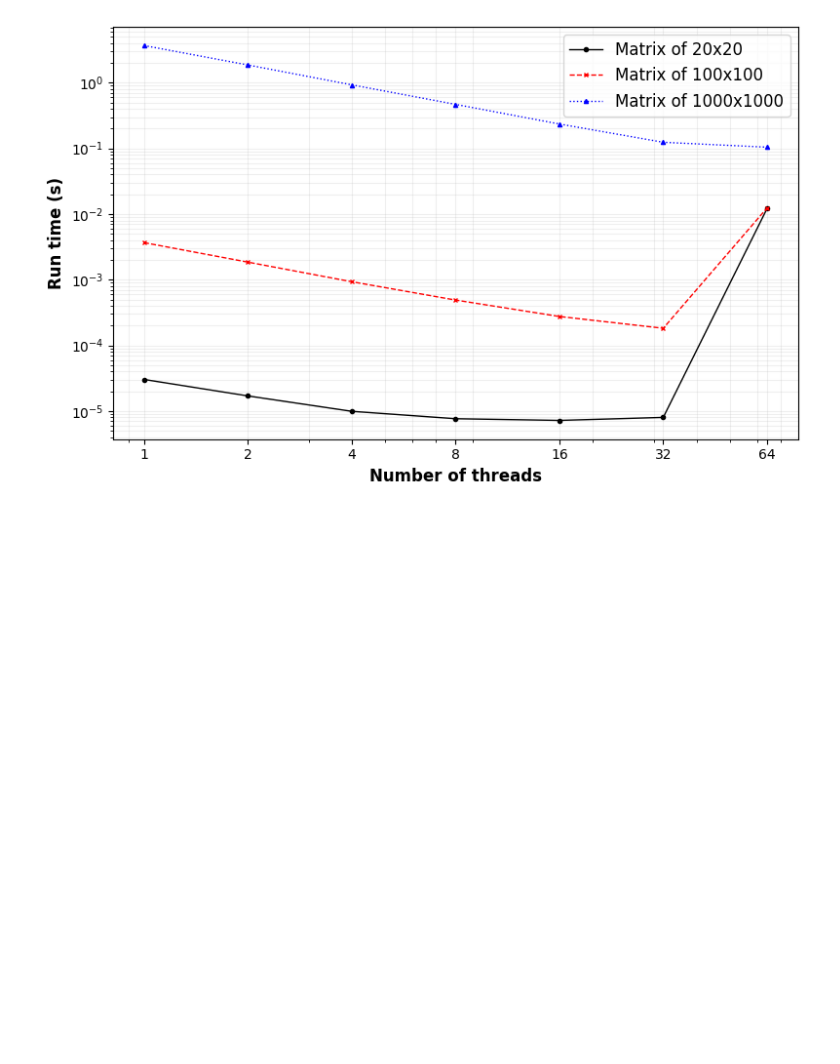
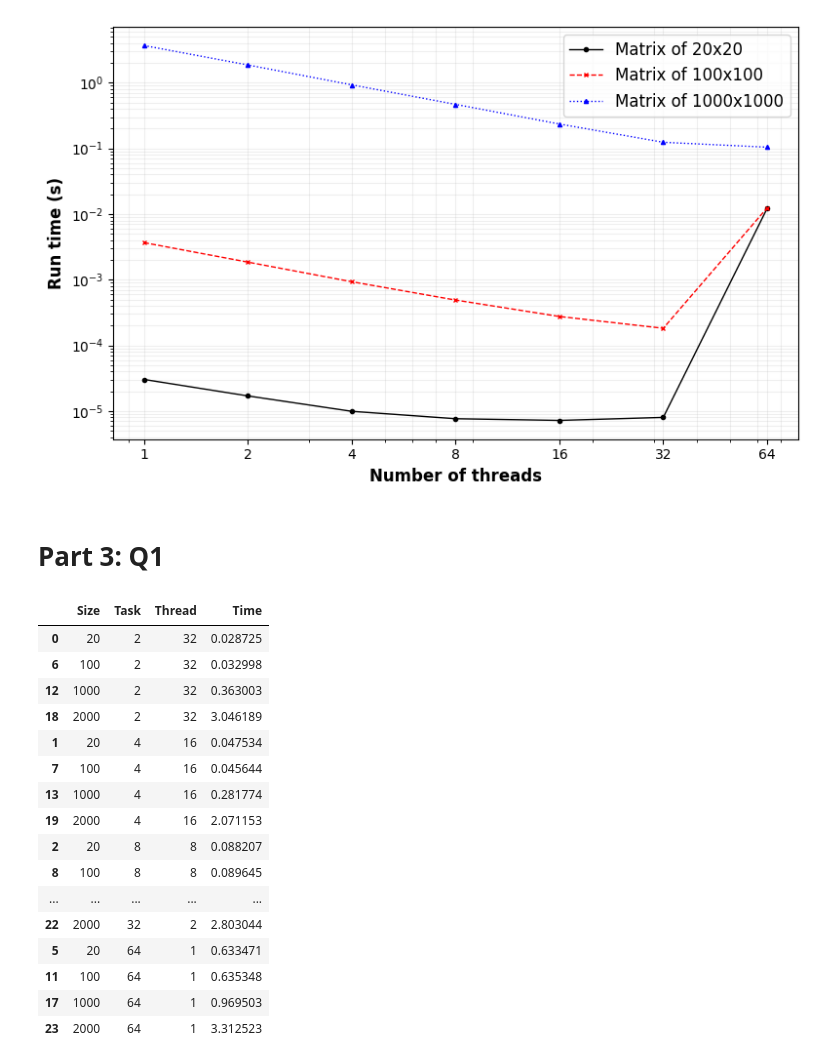
Before and after one commit to cmse822/project-4-openmp-intro-team-2, a Jupyter notebook: analysis/Analysis.ipynb, the cells around one changed output. Saved outputs shown, nothing was run; the diff lists cells and outputs as text; code cells hidden in the pictures; blank space fills up the shorter version.

```diff
--- a/analysis/Analysis.ipynb
+++ b/analysis/Analysis.ipynb
@@ -102,3 +102,39 @@ fig.tight_layout()
 fig.savefig('Fig03_Parallel_Scaling.png', format='png', dpi=800)
 # %% [output]
 [figure]
+# %% [markdown]
+# Part 3: Q1
+# %%
+# Extract the results.
+Res = {'Size': [], 'Task': [], 'Task': [], 'Thread': [], 'Time': []}
+Sizes = HR.Size.unique()
+Threads = HR.Threads.unique()
+for ss in Sizes:
+    for tt in Threads:
+        AvgTime = Mean(HR[(HR.Size == ss) & (HR.Threads == tt)]['Time'].to_numpy())
+        Res['Size'].append(ss)
+        Res['Task'].append(int(64 / tt))
+        Res['Thread'].append(tt)
+        Res['Time'].append(AvgTime)
+
+Res = pd.DataFrame(Res)
+Res.sort_values(by=['Task', 'Size'], ascending=[True, True], inplace=True)
+Res
+# %% [output]
+|  | Size | Task | Thread | Time |
+| 0 | 20 | 2 | 32 | 0.028725 |
+| 6 | 100 | 2 | 32 | 0.032998 |
+| 12 | 1000 | 2 | 32 | 0.363003 |
+| 18 | 2000 | 2 | 32 | 3.046189 |
+| 1 | 20 | 4 | 16 | 0.047534 |
+| 7 | 100 | 4 | 16 | 0.045644 |
+| 13 | 1000 | 4 | 16 | 0.281774 |
+| 19 | 2000 | 4 | 16 | 2.071153 |
+| 2 | 20 | 8 | 8 | 0.088207 |
+| 8 | 100 | 8 | 8 | 0.089645 |
+| ... | ... | ... | ... | ... |
+| 22 | 2000 | 32 | 2 | 2.803044 |
+| 5 | 20 | 64 | 1 | 0.633471 |
+| 11 | 100 | 64 | 1 | 0.635348 |
+| 17 | 1000 | 64 | 1 | 0.969503 |
+| 23 | 2000 | 64 | 1 | 3.312523 |
```
Also changed, not shown: parts of 2 cells of this notebook, 3 other files.
